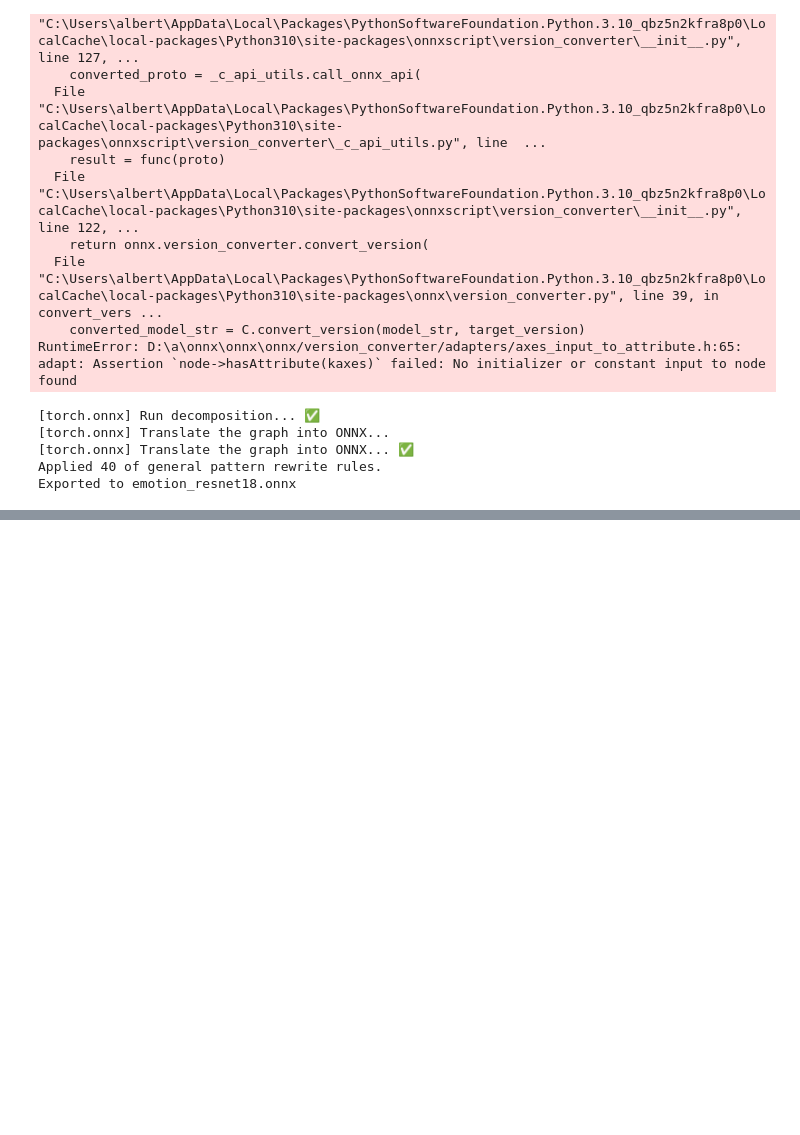
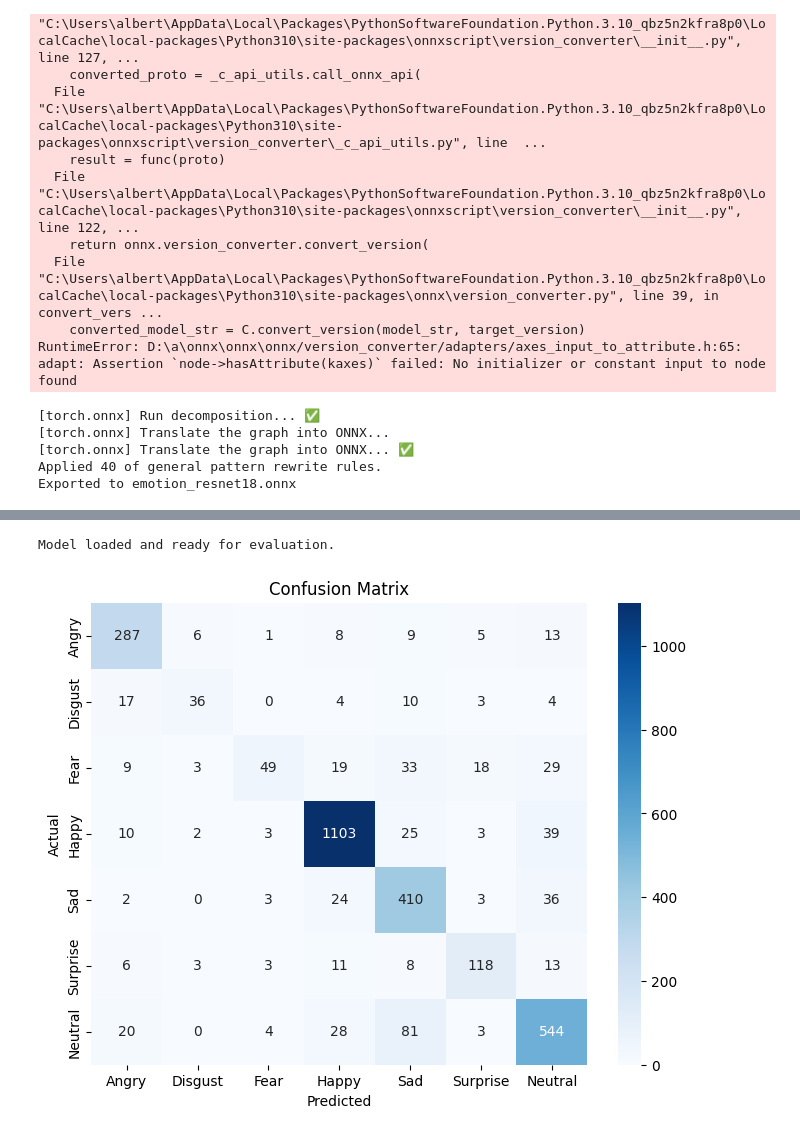
Before and after one commit to DavinMiguel/FACE-EMOTICON-AOL-DL, a Jupyter notebook: DeepLearning/DeepLearning.ipynb, the cells around one changed output, grey strips where cells are left out. Cells and saved outputs as stored; diff of their text form; code cells hidden in the pictures; blank space fills up the shorter version.

```diff
--- a/DeepLearning/DeepLearning.ipynb
+++ b/DeepLearning/DeepLearning.ipynb
@@ -315,0 +272,53 @@ print("Converted to TFLite!")
+# %%
+# EVALUASI & INFERENCE
+
+# build model
+model = build_model(num_classes=7)
+
+# load trained weight
+state = torch.load("emotion_resnet18.pth", map_location=device)
+model.load_state_dict(state)
+
+model = model.to(device)
+model.eval()
+
+print("Model loaded and ready for evaluation.")
+# %% [output]
+Model loaded and ready for evaluation.
+# %%
+# CONFUSION MATRIX
+import numpy as np
+from sklearn.metrics import confusion_matrix
+import matplotlib.pyplot as plt
+import seaborn as sns
+
+all_preds = []
+all_labels = []
+
+model.eval()
+with torch.no_grad():
+    for images, labels in test_loader:
+        images = images.to(device)
+        labels = labels.to(device)
+
+        outputs = model(images)
+        _, preds = outputs.max(1)
+
+        all_preds.extend(preds.cpu().numpy())
+        all_labels.extend(labels.cpu().numpy())
+
+# hitung confusion matrix
+cm = confusion_matrix(all_labels, all_preds)
+
+emotion_names = ["Angry", "Disgust", "Fear", "Happy", "Sad", "Surprise", "Neutral"]
+
+plt.figure(figsize=(8,6))
+sns.heatmap(cm, annot=True, fmt="d", cmap="Blues",
+            xticklabels=emotion_names,
+            yticklabels=emotion_names)
+plt.xlabel("Predicted")
+plt.ylabel("Actual")
+plt.title("Confusion Matrix")
+plt.show()
+# %% [output]
+[figure, added]
```
Also changed, not shown: parts of 8 cells of this notebook, 37 other files.
